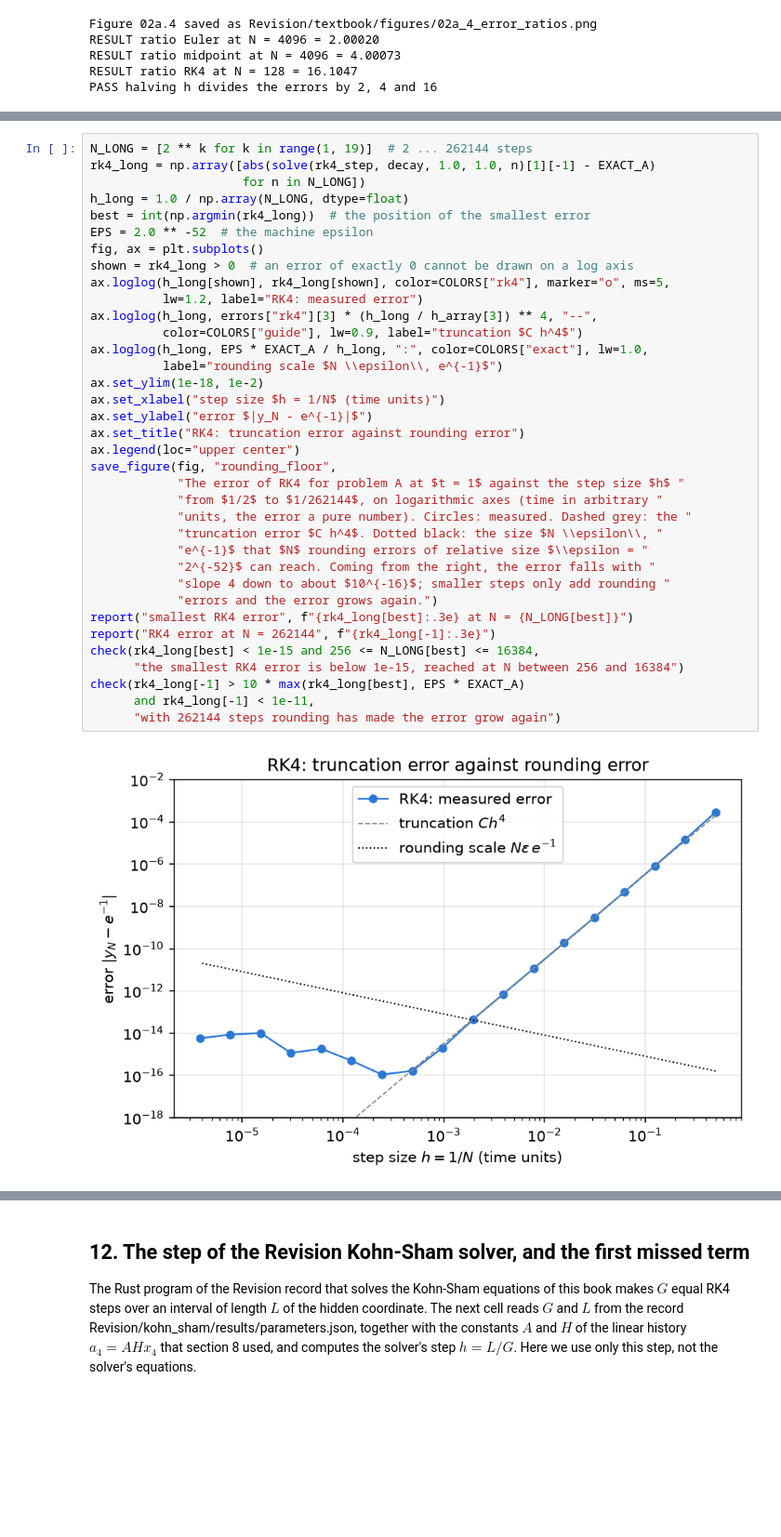
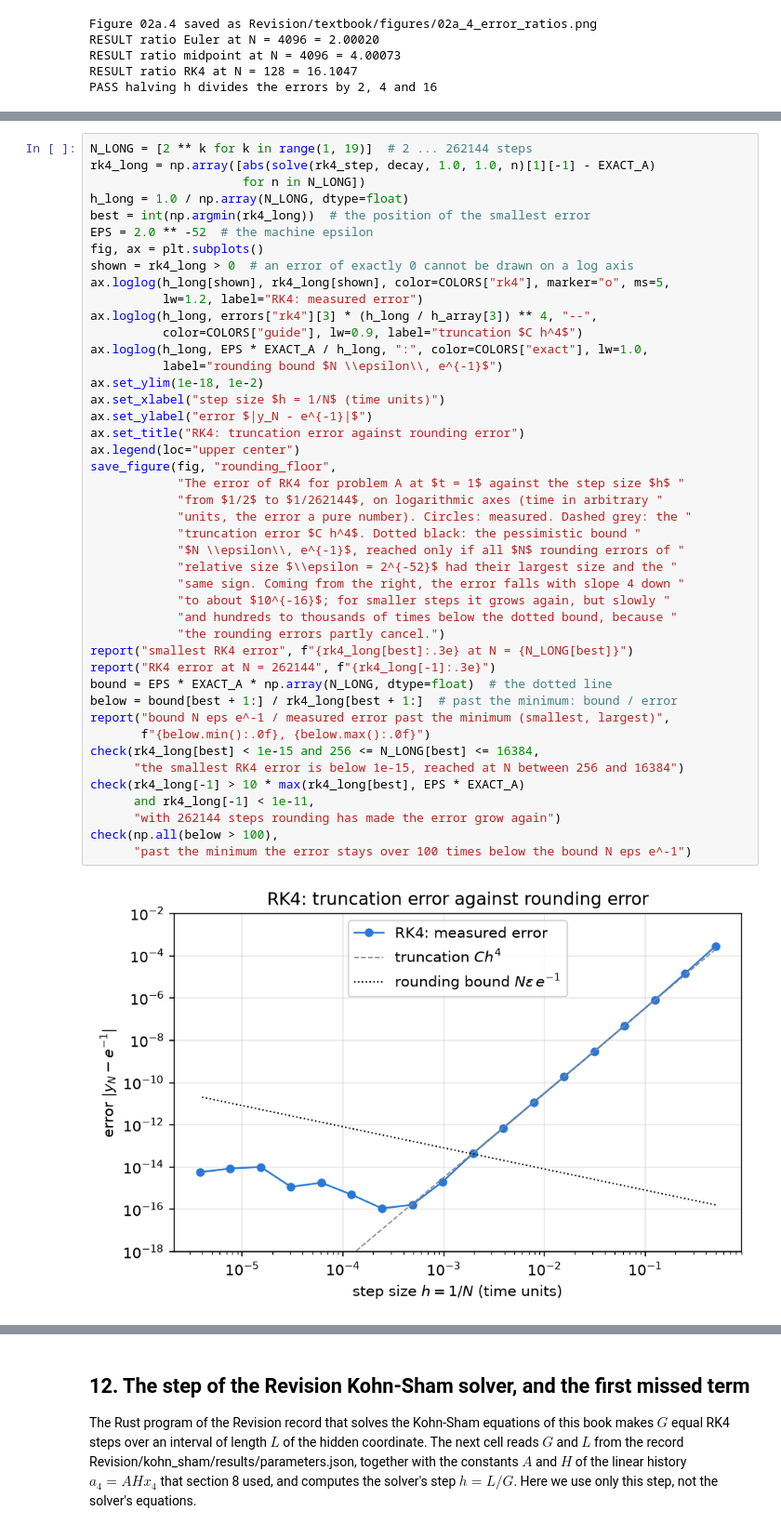
Before and after one commit to once-ere/Dirac_claude, a Jupyter notebook: Revision/textbook/notebooks/02a_rk4_convergence.ipynb, the cells around one changed output, grey strips where cells are left out. Shown at 93% size. Cells and saved outputs as stored; diff of their text form; blank space fills up the shorter version.

```diff
--- a/Revision/textbook/notebooks/02a_rk4_convergence.ipynb
+++ b/Revision/textbook/notebooks/02a_rk4_convergence.ipynb
@@ -1152,40 +1170,48 @@ $10^{-16}$, then rises again.
 N_LONG = [2 ** k for k in range(1, 19)]  # 2 ... 262144 steps
 rk4_long = np.array([abs(solve(rk4_step, decay, 1.0, 1.0, n)[1][-1] - EXACT_A)
                      for n in N_LONG])
 h_long = 1.0 / np.array(N_LONG, dtype=float)
 best = int(np.argmin(rk4_long))  # the position of the smallest error
 EPS = 2.0 ** -52  # the machine epsilon
 fig, ax = plt.subplots()
 shown = rk4_long > 0  # an error of exactly 0 cannot be drawn on a log axis
 ax.loglog(h_long[shown], rk4_long[shown], color=COLORS["rk4"], marker="o", ms=5,
           lw=1.2, label="RK4: measured error")
 ax.loglog(h_long, errors["rk4"][3] * (h_long / h_array[3]) ** 4, "--",
           color=COLORS["guide"], lw=0.9, label="truncation $C h^4$")
 ax.loglog(h_long, EPS * EXACT_A / h_long, ":", color=COLORS["exact"], lw=1.0,
-          label="rounding scale $N \\epsilon\\, e^{-1}$")
+          label="rounding bound $N \\epsilon\\, e^{-1}$")
 ax.set_ylim(1e-18, 1e-2)
 ax.set_xlabel("step size $h = 1/N$ (time units)")
 ax.set_ylabel("error $|y_N - e^{-1}|$")
 ax.set_title("RK4: truncation error against rounding error")
 ax.legend(loc="upper center")
 save_figure(fig, "rounding_floor",
             "The error of RK4 for problem A at $t = 1$ against the step size $h$ "
             "from $1/2$ to $1/262144$, on logarithmic axes (time in arbitrary "
             "units, the error a pure number). Circles: measured. Dashed grey: the "
-            "truncation error $C h^4$. Dotted black: the size $N \\epsilon\\, "
-            "e^{-1}$ that $N$ rounding errors of relative size $\\epsilon = "
-            "2^{-52}$ can reach. Coming from the right, the error falls with "
-            "slope 4 down to about $10^{-16}$; smaller steps only add rounding "
-            "errors and the error grows again.")
+            "truncation error $C h^4$. Dotted black: the pessimistic bound "
+            "$N \\epsilon\\, e^{-1}$, reached only if all $N$ rounding errors of "
+            "relative size $\\epsilon = 2^{-52}$ had their largest size and the "
+            "same sign. Coming from the right, the error falls with slope 4 down "
+            "to about $10^{-16}$; for smaller steps it grows again, but slowly "
+            "and hundreds to thousands of times below the dotted bound, because "
+            "the rounding errors partly cancel.")
 report("smallest RK4 error", f"{rk4_long[best]:.3e} at N = {N_LONG[best]}")
 report("RK4 error at N = 262144", f"{rk4_long[-1]:.3e}")
+bound = EPS * EXACT_A * np.array(N_LONG, dtype=float)  # the dotted line
+below = bound[best + 1:] / rk4_long[best + 1:]  # past the minimum: bound / error
+report("bound N eps e^-1 / measured error past the minimum (smallest, largest)",
+       f"{below.min():.0f}, {below.max():.0f}")
 check(rk4_long[best] < 1e-15 and 256 <= N_LONG[best] <= 16384,
       "the smallest RK4 error is below 1e-15, reached at N between 256 and 16384")
 check(rk4_long[-1] > 10 * max(rk4_long[best], EPS * EXACT_A)
       and rk4_long[-1] < 1e-11,
       "with 262144 steps rounding has made the error grow again")
+check(np.all(below > 100),
+      "past the minimum the error stays over 100 times below the bound N eps e^-1")
 # %% [output]
-[figure, old version]
+[figure, new version]
 Figure 02a.5 saved as Revision/textbook/figures/02a_5_rounding_floor.png
 RESULT smallest RK4 error = 1.110e-16 at N = 4096
 RESULT RK4 error at N = 262144 = 5.773e-15
```
Also changed, not shown: parts of 8 cells of this notebook, 10 other files.
